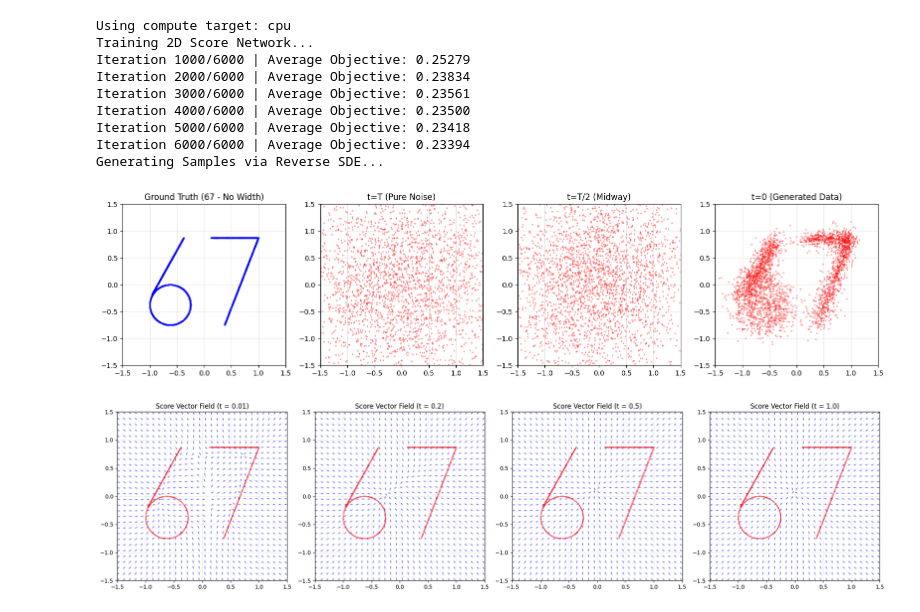
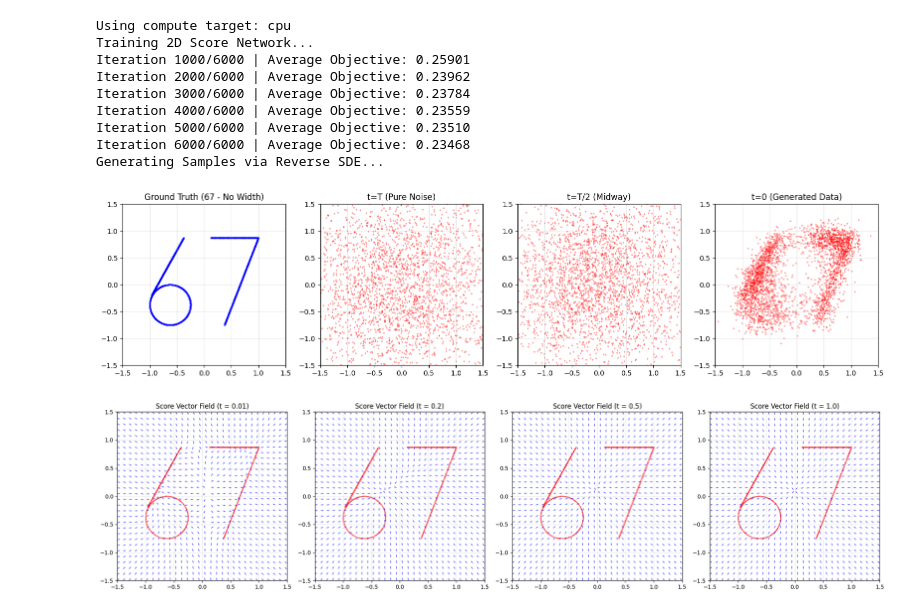
Before and after one commit to Paul3756769/Diffusion-Model-from-Scratch, a Jupyter notebook: notebooks/manifold_learning/67.ipynb, the cells around one changed output. Drawn from its saved outputs; the diff is of its cells as text; code cells hidden in the pictures.

```diff
--- a/notebooks/manifold_learning/67.ipynb
+++ b/notebooks/manifold_learning/67.ipynb
@@ -63,11 +63,9 @@ class ScoreNet(nn.Module):
     def __init__(self):
         super().__init__()
         self.net = nn.Sequential(
-            nn.Linear(3, 528), nn.ReLU(),
-            nn.Linear(528, 428), nn.ReLU(),
-            nn.Linear(428, 328), nn.ReLU(),
-            nn.Linear(328, 228), nn.ReLU(),
-            nn.Linear(228, 128), nn.ReLU(),
+            nn.Linear(3, 128), nn.ReLU(),
+            nn.Linear(128, 128), nn.ReLU(),
+            nn.Linear(128, 128), nn.ReLU(),
             nn.Linear(128, 2)
         )
 
@@ -151,40 +149,40 @@ def reverse_sampler(target_score_fn, n_samples=2000, n_steps=500, return_traject
 # ==========================================
 # 4. Result Visualizations
 # ==========================================
 print("Generating Samples via Reverse SDE...")
 model.eval()
 dataset = sample_67(5000).cpu().numpy()
 trajectories = reverse_sampler(model, n_samples=3000, n_steps=1000, return_trajectories=True)
 
 fig, axes = plt.subplots(1, 4, figsize=(16, 4))
 axes[0].scatter(dataset[:, 0], dataset[:, 1], alpha=0.3, s=2, c='blue')
 axes[0].set_title("Ground Truth (67 - No Width)")
 
 plot_steps = [0, len(trajectories)//2, -1]
 titles = ["t=T (Pure Noise)", "t=T/2 (Midway)", "t=0 (Generated Data)"]
 
 for idx, (ax, step, title) in enumerate(zip(axes[1:], plot_steps, titles)):
     ax.scatter(trajectories[step][:, 0], trajectories[step][:, 1], alpha=0.3, s=2, c='red')
     ax.set_title(title)
 
 for ax in axes:
     ax.set_xlim(-1.5, 1.5)
     ax.set_ylim(-1.5, 1.5)
     ax.grid(alpha=0.3)
 
 plt.tight_layout()
 plt.show()
 # %% [output]
 Using compute target: cpu
 Training 2D Score Network...
-Iteration 1000/6000 | Average Objective: 0.25279
-Iteration 2000/6000 | Average Objective: 0.23834
-Iteration 3000/6000 | Average Objective: 0.23561
-Iteration 4000/6000 | Average Objective: 0.23500
-Iteration 5000/6000 | Average Objective: 0.23418
-Iteration 6000/6000 | Average Objective: 0.23394
+Iteration 1000/6000 | Average Objective: 0.25901
+Iteration 2000/6000 | Average Objective: 0.23962
+Iteration 3000/6000 | Average Objective: 0.23784
+Iteration 4000/6000 | Average Objective: 0.23559
+Iteration 5000/6000 | Average Objective: 0.23510
+Iteration 6000/6000 | Average Objective: 0.23468
 Generating Samples via Reverse SDE...
-[figure, old version]
+[figure, new version]
 # %%
 # ==========================================
 # 5. Score Function Visualization
```
